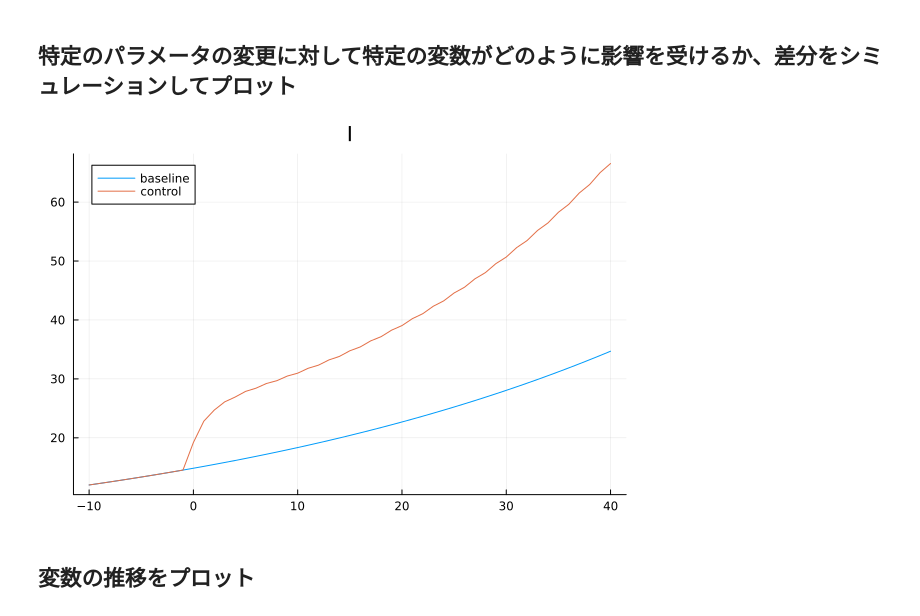
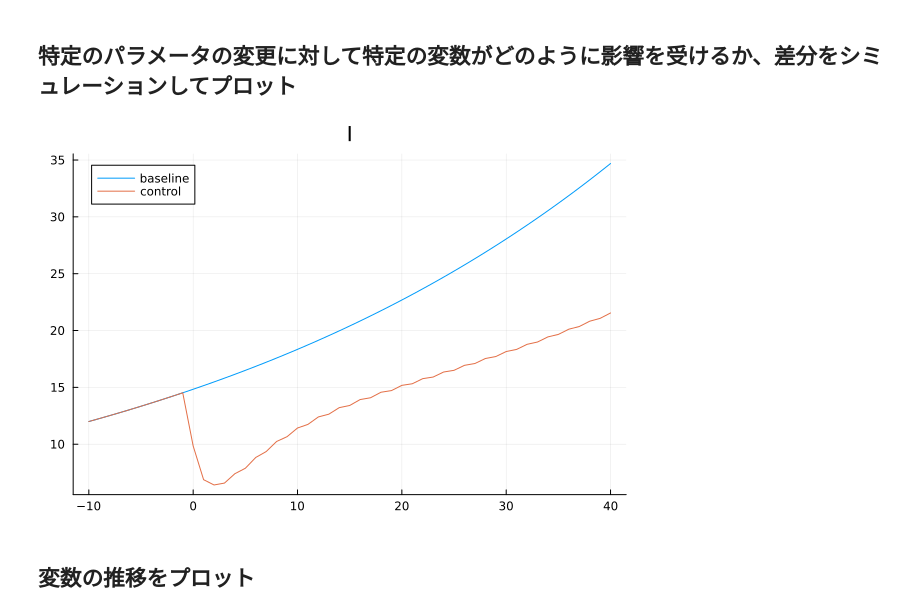
Before and after one commit to rokaboNatttsu/SFC_6, a Jupyter notebook: main.ipynb, the cells around one changed output. Cells and saved outputs as stored; diff of their text form; code cells hidden in the pictures.

```diff
--- a/main.ipynb
+++ b/main.ipynb
@@ -480,21 +480,21 @@ $t=100$あたりから方対数プロットの傾きがどの変数も同じ程
 # %%
 run(2:N) # ベースラインシナリオを計算
 plot(-10:40, I[end-50:end], label="baseline", title="I")
 
 #   ここでパラメータを変える
 #rGB = 0.03         #   国債の利回りの増加
 #ϵ5, ϵ8 = 0.05, 0.02#   家計の資産税増税
 #ϵ6 = 0.01          #   企業の資本への課税の増税
 #ϵ1, ϵ4 = 0.3, 0.6  #   所得税増税
 #ϵ2 = 0.05          #   付加価値税増税
 #ϵ3 = 0.1           #   法人税増税
 #γ = 0.00           #   政府支出増加率減少
-δ = 0.75            #   賃金への分配割合の増減
+δ = 0.6            #   賃金への分配割合の増減
 
 run(N-40:N) # パラメータの変化に対する短期・中期・長期的影響をシミュレーションする
 plot!(-10:40, I[end-50:end], label="control")
 # %% [output]
-[figure, old version]
+[figure, new version]
 # %% [markdown]
 ## 変数の推移をプロット
 # %% [markdown]
```
Also changed, not shown: parts of 29 cells of this notebook.
